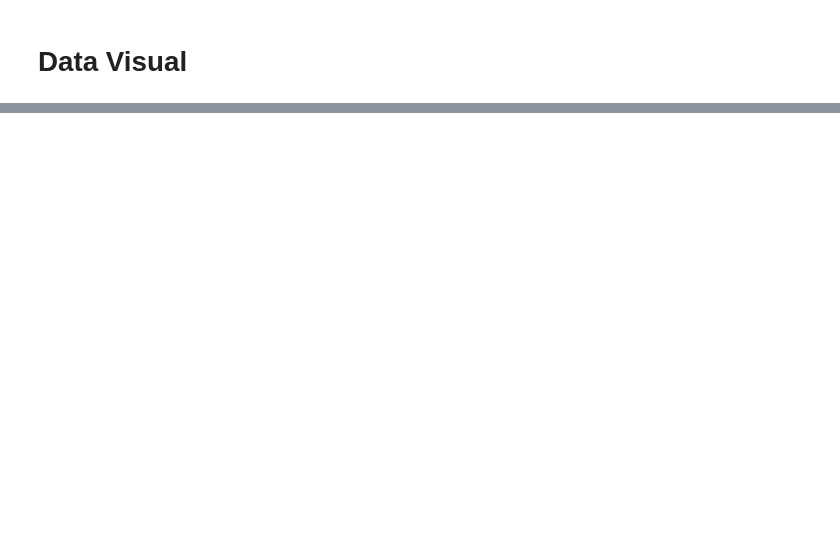
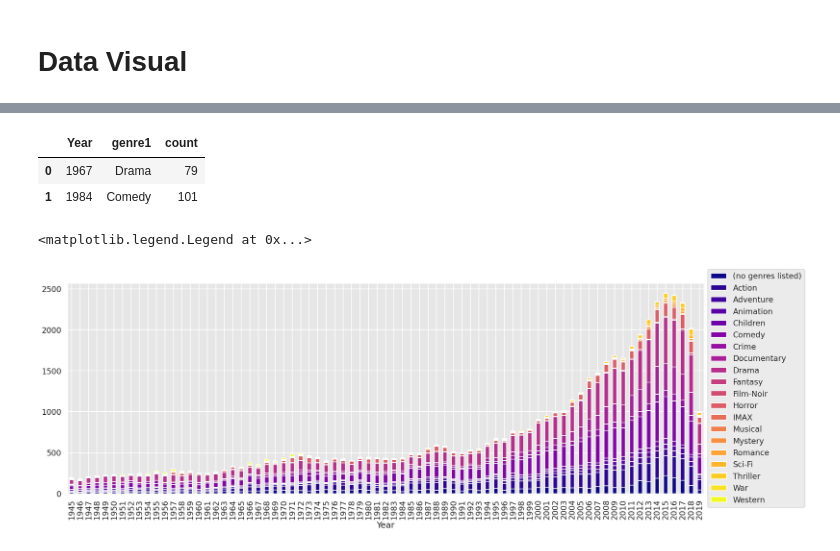
Before and after one commit to kayabaakihiko13/data_movie_and_ratings_recommendation_system, a Jupyter notebook: Movie_rocomendation.ipynb, the cells around one changed output, grey strips where cells are left out. Saved outputs shown, nothing was run; the diff lists cells and outputs as text; code cells hidden in the pictures; blank space fills up the shorter version.

```diff
--- a/Movie_rocomendation.ipynb
+++ b/Movie_rocomendation.ipynb
@@ -331,0 +360,11 @@ only showing top 3 rows
+# %%
+from pyspark.sql import functions as F
+
+# Group by 'Year' and 'genre1', and count the number of movies
+genre_by_year = df3.groupby('Year', 'genre1').agg(F.count('title').alias('count'))
+
+# Pivot the DataFrame to convert 'genre1' values into columns
+# genre_by_year = genre_by_year.groupBy('Year').pivot('genre1').agg(F.first('count'))
+
+# Display the resulting DataFrame
+genre_by_year.show()
@@ -331,0 +407,3 @@ only showing top 3 rows
+# %%
+genre_by_year1 = genre_by_year.filter(F.col('Year') >= "1945")
+genre_by_year1.show(3)
@@ -331,0 +420,19 @@ only showing top 3 rows
+# %%
+genre_by_year1_pd=genre_by_year1.toPandas()
+genre_by_year1_pd.head(2)
+# %% [output]
+|  | Year | genre1 | count |
+| 0 | 1967 | Drama | 79 |
+| 1 | 1984 | Comedy | 101 |
+# %%
+import pandas as pd
+sns.set(rc={'figure.figsize':(24, 8)})
+sns.set_context("talk")
+sns.set_style("darkgrid", {"axes.facecolor": ".9"})
+
+df_pivot = pd.pivot_table(genre_by_year1_pd, index='Year', columns='genre1', values='count')
+df_pivot.plot.bar(stacked=True, colormap='plasma')
+plt.legend(loc='center left', bbox_to_anchor=(1, 0.5))
+# %% [output]
+<matplotlib.legend.Legend at 0x...>
+[figure, added]
```
Also changed, not shown: parts of 25 cells of this notebook.
